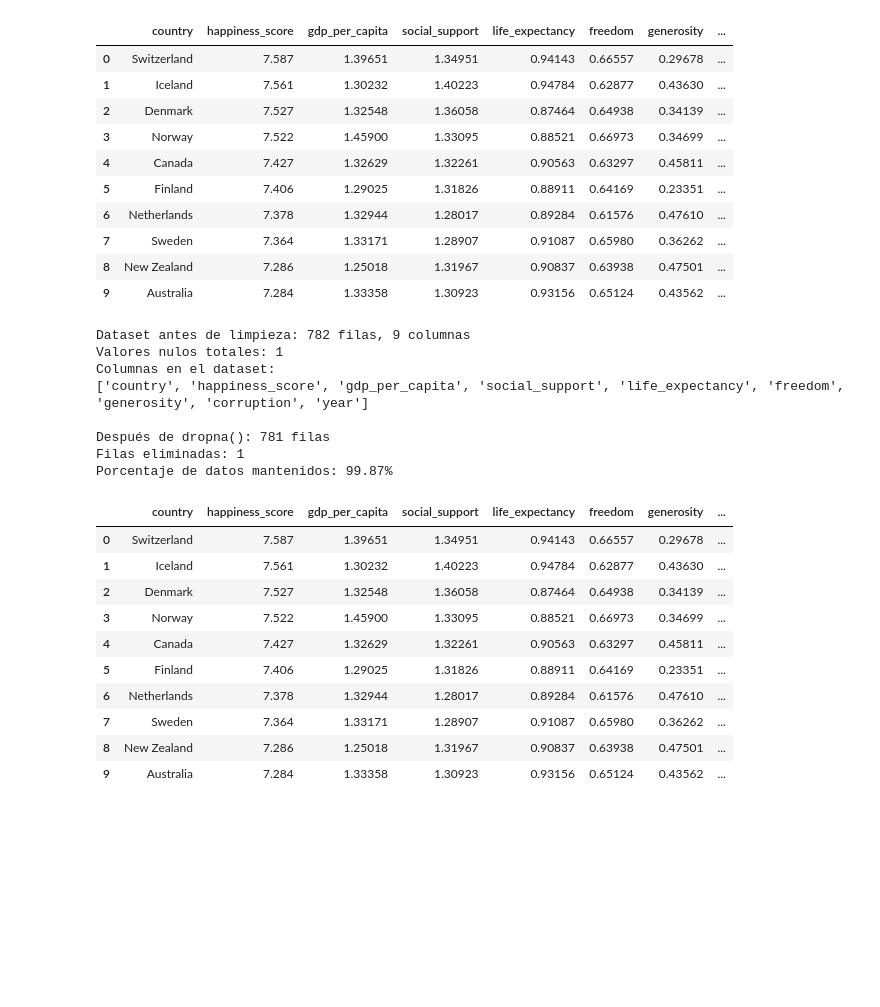
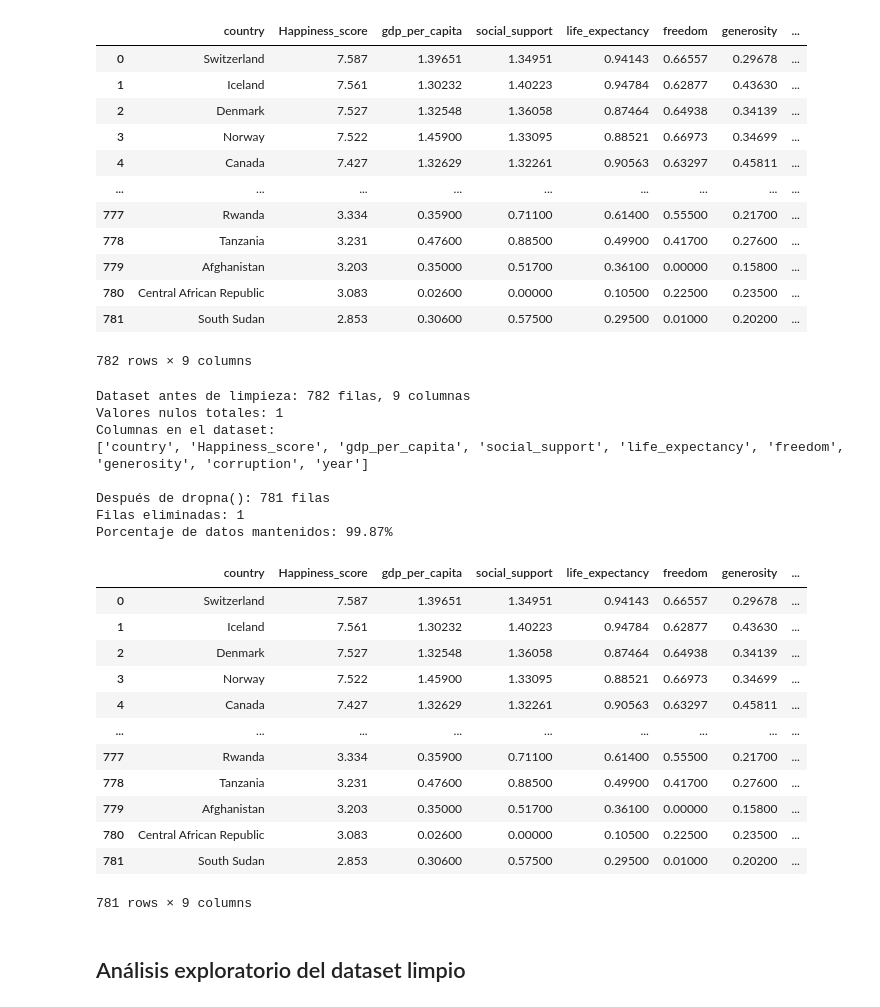
Before and after one commit to fecalderonqu/G2_A_-ANALISIS_DATOS, a Jupyter notebook: analisis_datos.ipynb, the cells around one changed output. Saved outputs shown, nothing was run; the diff lists cells and outputs as text; code cells hidden in the pictures; blank space fills up the shorter version.

```diff
--- a/analisis_datos.ipynb
+++ b/analisis_datos.ipynb
@@ -101,46 +115,49 @@ dtype: int64
 # %%
-# Seleccionamos las columnas relevantes
-df_init = df.copy()
+
+# Seleccionamos más columnas relevantes
 columnas_usar = [
     "Country or region",
     "Score",
     "GDP per capita",
     "Social support",
     "Healthy life expectancy",
     "Freedom to make life choices",
     "Generosity",
     "Perceptions of corruption",
     "Year"
 ]
 df = df[columnas_usar].copy()
 
 # Renombramos para que estén uniformes
 df = df.rename(columns={
-    "Score": "happiness_score",
+    "Score": "Happiness_score",
     "GDP per capita": "gdp_per_capita",
     "Social support": "social_support",
     "Healthy life expectancy": "life_expectancy",
     "Freedom to make life choices": "freedom",
     "Generosity": "generosity",
     "Perceptions of corruption": "corruption",
     "Country or region": "country",
     "Year": "year"
 })
 
-df.head(10)
+df
 # %% [output]
-|  | country | happiness_score | gdp_per_capita | social_support | life_expectancy | freedom | generosity | ... |
+|  | country | Happiness_score | gdp_per_capita | social_support | life_expectancy | freedom | generosity | ... |
 | 0 | Switzerland | 7.587 | 1.39651 | 1.34951 | 0.94143 | 0.66557 | 0.29678 | ... |
 | 1 | Iceland | 7.561 | 1.30232 | 1.40223 | 0.94784 | 0.62877 | 0.43630 | ... |
 | 2 | Denmark | 7.527 | 1.32548 | 1.36058 | 0.87464 | 0.64938 | 0.34139 | ... |
 | 3 | Norway | 7.522 | 1.45900 | 1.33095 | 0.88521 | 0.66973 | 0.34699 | ... |
 | 4 | Canada | 7.427 | 1.32629 | 1.32261 | 0.90563 | 0.63297 | 0.45811 | ... |
-| 5 | Finland | 7.406 | 1.29025 | 1.31826 | 0.88911 | 0.64169 | 0.23351 | ... |
-| 6 | Netherlands | 7.378 | 1.32944 | 1.28017 | 0.89284 | 0.61576 | 0.47610 | ... |
-| 7 | Sweden | 7.364 | 1.33171 | 1.28907 | 0.91087 | 0.65980 | 0.36262 | ... |
-| 8 | New Zealand | 7.286 | 1.25018 | 1.31967 | 0.90837 | 0.63938 | 0.47501 | ... |
-| 9 | Australia | 7.284 | 1.33358 | 1.30923 | 0.93156 | 0.65124 | 0.43562 | ... |
+| ... | ... | ... | ... | ... | ... | ... | ... | ... |
+| 777 | Rwanda | 3.334 | 0.35900 | 0.71100 | 0.61400 | 0.55500 | 0.21700 | ... |
+| 778 | Tanzania | 3.231 | 0.47600 | 0.88500 | 0.49900 | 0.41700 | 0.27600 | ... |
+| 779 | Afghanistan | 3.203 | 0.35000 | 0.51700 | 0.36100 | 0.00000 | 0.15800 | ... |
+| 780 | Central African Republic | 3.083 | 0.02600 | 0.00000 | 0.10500 | 0.22500 | 0.23500 | ... |
+| 781 | South Sudan | 2.853 | 0.30600 | 0.57500 | 0.29500 | 0.01000 | 0.20200 | ... |
+782 rows × 9 columns
 # %%
+
 # Antes de eliminar valores nulos, veamos cuántos vamos a eliminar
 filas_antes = len(df)
 columnas_antes = df.shape[1]
@@ -163,24 +180,28 @@ print(f"Porcentaje de datos mantenidos: {(filas_despues/filas_antes)*100:.2f}%")
 
 
 # Guardar versión limpia
-df.head(10)
+df
 # %% [output]
 Dataset antes de limpieza: 782 filas, 9 columnas
 Valores nulos totales: 1
 Columnas en el dataset:
-['country', 'happiness_score', 'gdp_per_capita', 'social_support', 'life_expectancy', 'freedom', 'generosity', 'corruption', 'year']
+['country', 'Happiness_score', 'gdp_per_capita', 'social_support', 'life_expectancy', 'freedom', 'generosity', 'corruption', 'year']
 
 Después de dropna(): 781 filas
 Filas eliminadas: 1
 Porcentaje de datos mantenidos: 99.87%
-|  | country | happiness_score | gdp_per_capita | social_support | life_expectancy | freedom | generosity | ... |
+|  | country | Happiness_score | gdp_per_capita | social_support | life_expectancy | freedom | generosity | ... |
 | 0 | Switzerland | 7.587 | 1.39651 | 1.34951 | 0.94143 | 0.66557 | 0.29678 | ... |
 | 1 | Iceland | 7.561 | 1.30232 | 1.40223 | 0.94784 | 0.62877 | 0.43630 | ... |
 | 2 | Denmark | 7.527 | 1.32548 | 1.36058 | 0.87464 | 0.64938 | 0.34139 | ... |
 | 3 | Norway | 7.522 | 1.45900 | 1.33095 | 0.88521 | 0.66973 | 0.34699 | ... |
 | 4 | Canada | 7.427 | 1.32629 | 1.32261 | 0.90563 | 0.63297 | 0.45811 | ... |
-| 5 | Finland | 7.406 | 1.29025 | 1.31826 | 0.88911 | 0.64169 | 0.23351 | ... |
-| 6 | Netherlands | 7.378 | 1.32944 | 1.28017 | 0.89284 | 0.61576 | 0.47610 | ... |
-| 7 | Sweden | 7.364 | 1.33171 | 1.28907 | 0.91087 | 0.65980 | 0.36262 | ... |
-| 8 | New Zealand | 7.286 | 1.25018 | 1.31967 | 0.90837 | 0.63938 | 0.47501 | ... |
-| 9 | Australia | 7.284 | 1.33358 | 1.30923 | 0.93156 | 0.65124 | 0.43562 | ... |
+| ... | ... | ... | ... | ... | ... | ... | ... | ... |
+| 777 | Rwanda | 3.334 | 0.35900 | 0.71100 | 0.61400 | 0.55500 | 0.21700 | ... |
+| 778 | Tanzania | 3.231 | 0.47600 | 0.88500 | 0.49900 | 0.41700 | 0.27600 | ... |
+| 779 | Afghanistan | 3.203 | 0.35000 | 0.51700 | 0.36100 | 0.00000 | 0.15800 | ... |
+| 780 | Central African Republic | 3.083 | 0.02600 | 0.00000 | 0.10500 | 0.22500 | 0.23500 | ... |
+| 781 | South Sudan | 2.853 | 0.30600 | 0.57500 | 0.29500 | 0.01000 | 0.20200 | ... |
+781 rows × 9 columns
+# %% [markdown]
+## Análisis exploratorio del dataset limpio
```
Also changed, not shown: parts of 11 cells of this notebook, 5 other files.
